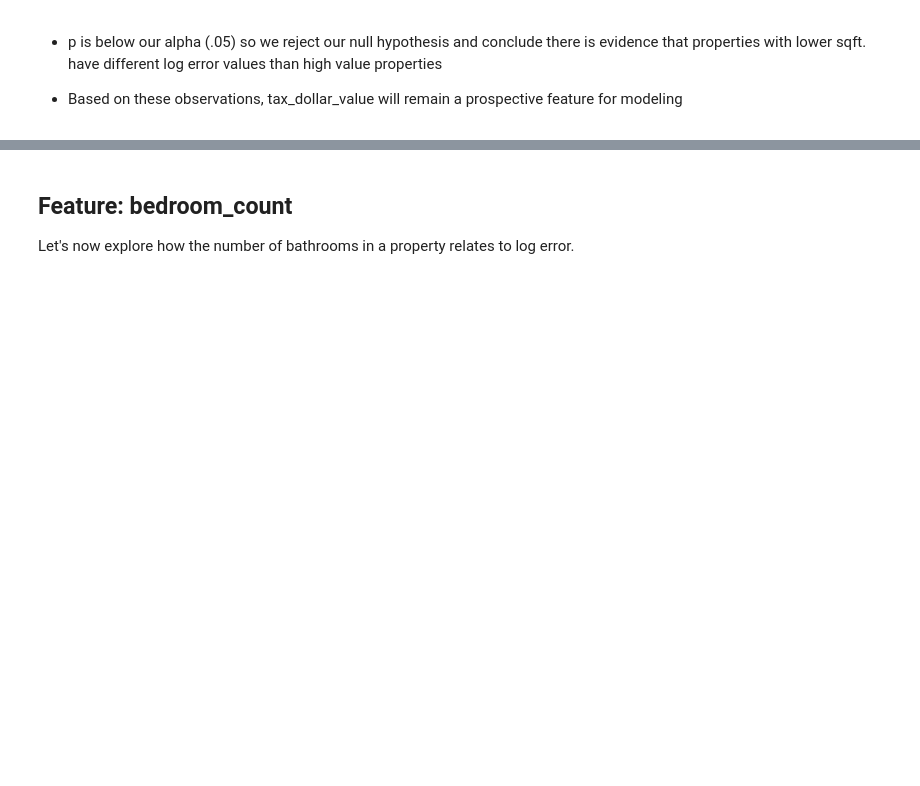
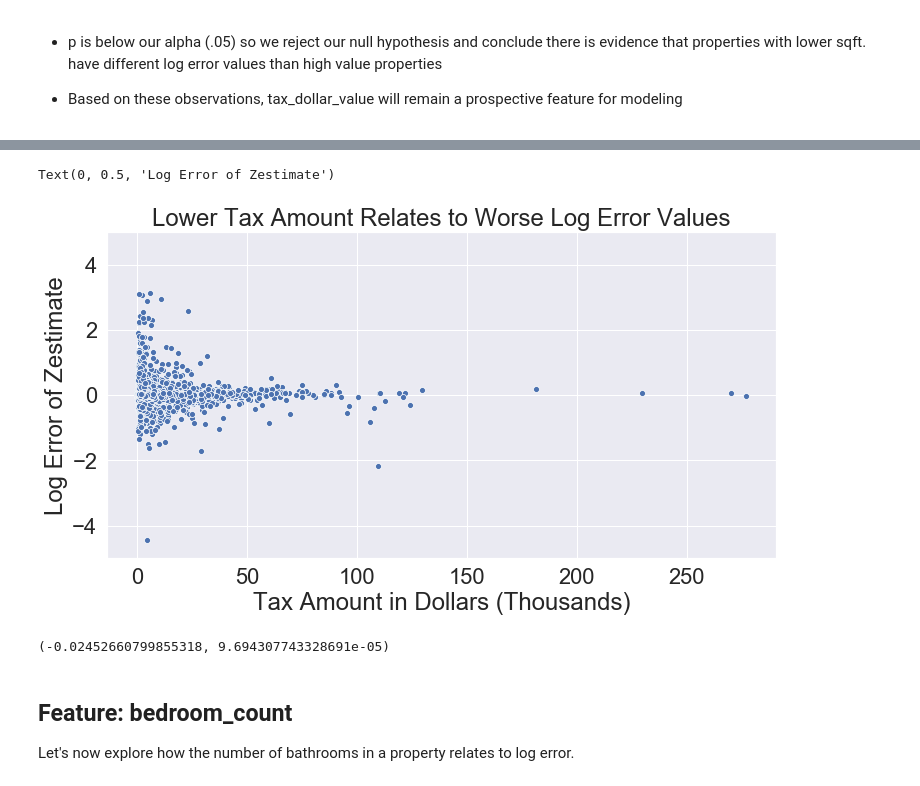
Before and after one commit to SamuelD-Data/zillow_clustering_project, a Jupyter notebook: WIP/update_notebook.ipynb, the cells around one changed output, grey strips where cells are left out. Saved outputs shown, nothing was run; the diff lists cells and outputs as text; code cells hidden in the pictures; blank space fills up the shorter version.

```diff
--- a/WIP/update_notebook.ipynb
+++ b/WIP/update_notebook.ipynb
@@ -543,3 +604,21 @@ p = 0.00023585504990442557
+# %%
+# setting figure and text size
+sns.set(rc = {'figure.figsize':(12,6)})
+sns.set(font_scale = 2)
+
+# plotting data, setting title and scaling x axis values to simplify them
+plt.ylim([-5, 5])
+sns.scatterplot(x = train['tax_amount'] / 1000, y = 'log_error', data = train).set_title("Lower Tax Amount Relates to Worse Log Error Values")
+plt.xlabel("Tax Amount in Dollars (Thousands)")
+plt.ylabel("Log Error of Zestimate")
+# %% [output]
+Text(0, 0.5, 'Log Error of Zestimate')
+[figure, added]
+# %%
+corr, p = stats.pearsonr(train.tax_amount, train.log_error)
+corr, p
+# %% [output]
+(-0.02452660799855318, 9.694307743328691e-05)
 # %% [markdown]
 ## Feature: bedroom_count
 Let's now explore how the number of bathrooms in a property relates to log error.
```
Also changed, not shown: parts of 28 cells of this notebook.
